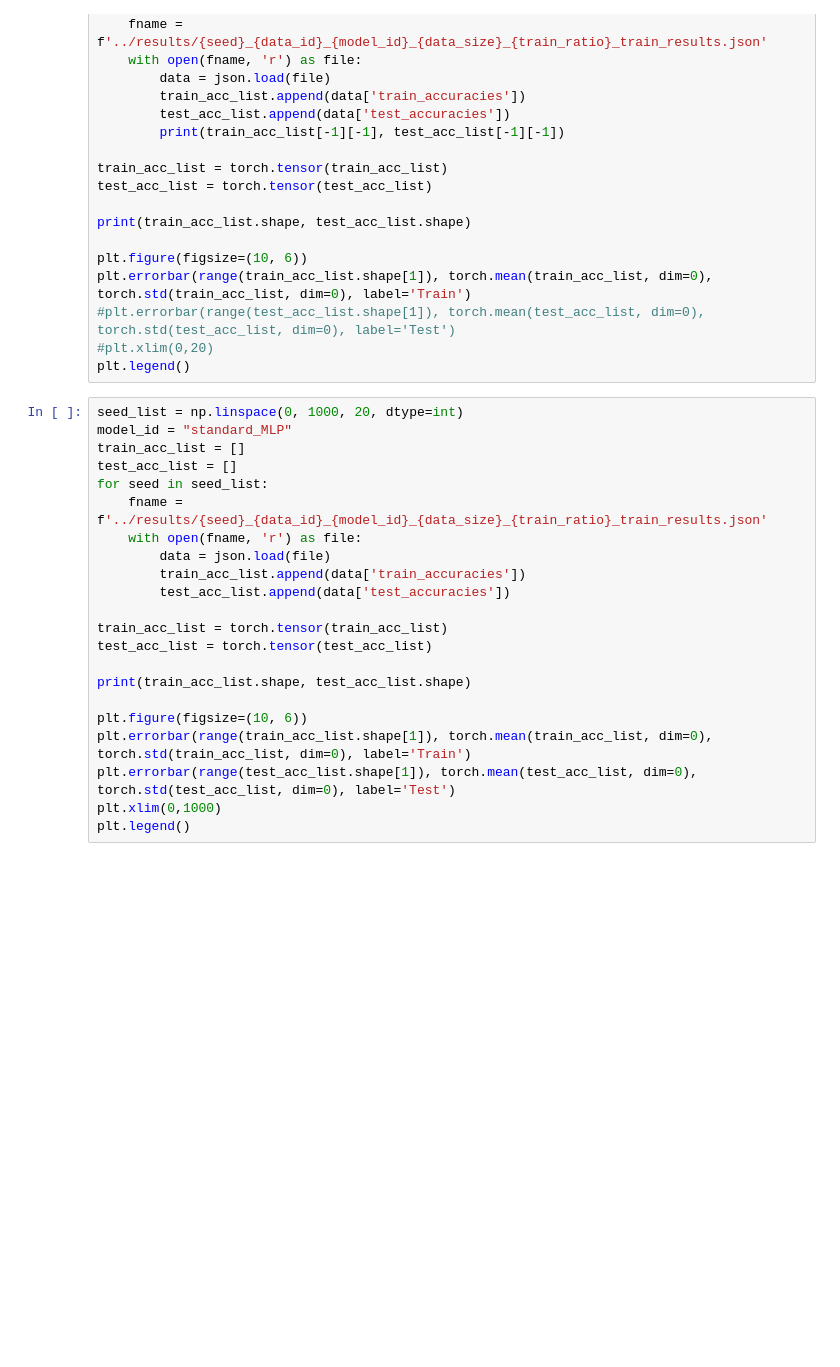
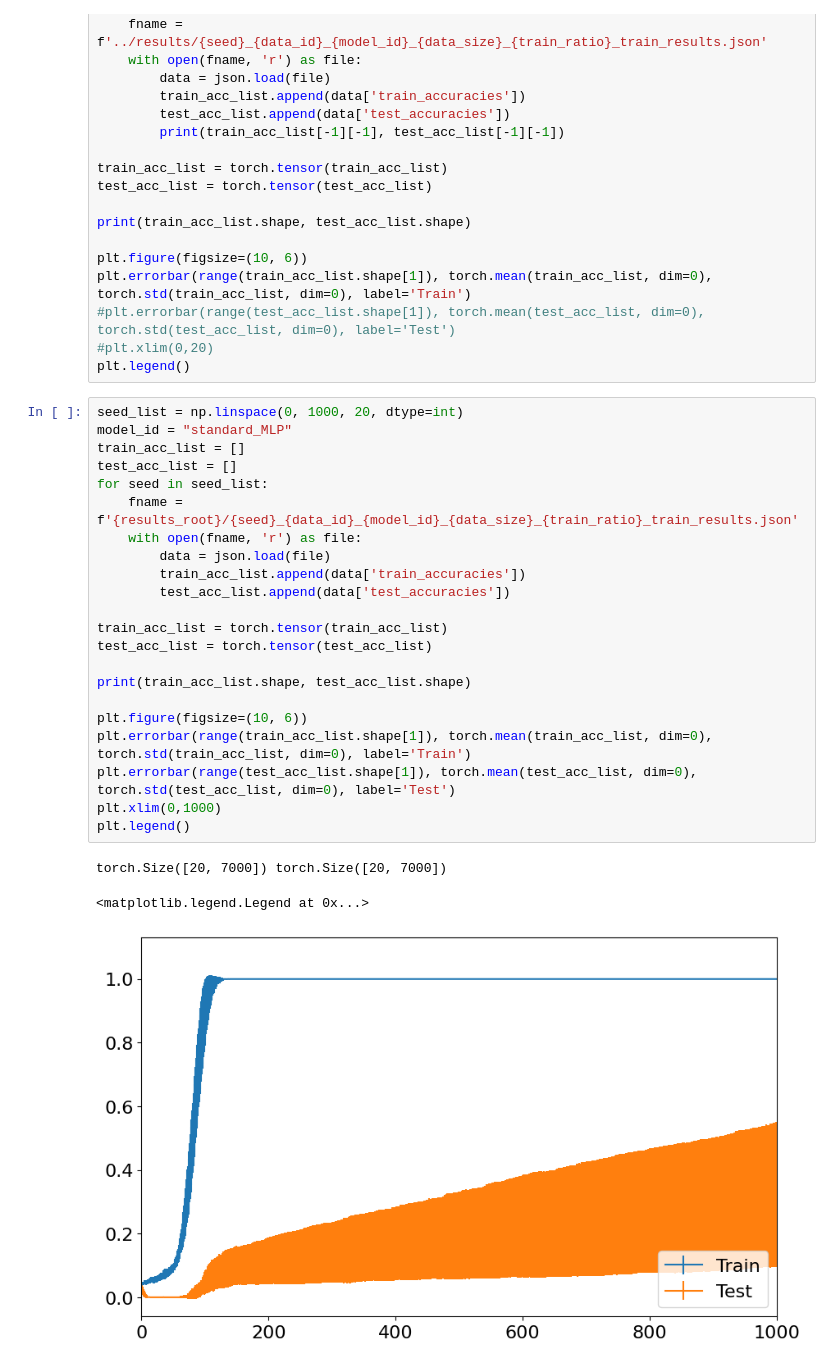
Before and after one commit to maxwellmg/grow-crystals-distance-experiments, a Jupyter notebook: notebooks/plot_results.ipynb, the cells around one changed output. Saved outputs shown, nothing was run; the diff lists cells and outputs as text; blank space fills up the shorter version.

```diff
--- a/notebooks/plot_results.ipynb
+++ b/notebooks/plot_results.ipynb
@@ -170,24 +181,28 @@ plt.legend()
 # %%
 seed_list = np.linspace(0, 1000, 20, dtype=int)
 model_id = "standard_MLP"
 train_acc_list = []
 test_acc_list = []
 for seed in seed_list:
-    fname = f'../results/{seed}_{data_id}_{model_id}_{data_size}_{train_ratio}_train_results.json'
+    fname = f'{results_root}/{seed}_{data_id}_{model_id}_{data_size}_{train_ratio}_train_results.json'
     with open(fname, 'r') as file:
         data = json.load(file)
         train_acc_list.append(data['train_accuracies'])
         test_acc_list.append(data['test_accuracies'])
 
 train_acc_list = torch.tensor(train_acc_list)
 test_acc_list = torch.tensor(test_acc_list)
 
 print(train_acc_list.shape, test_acc_list.shape)
 
 plt.figure(figsize=(10, 6))
 plt.errorbar(range(train_acc_list.shape[1]), torch.mean(train_acc_list, dim=0), torch.std(train_acc_list, dim=0), label='Train')
 plt.errorbar(range(test_acc_list.shape[1]), torch.mean(test_acc_list, dim=0), torch.std(test_acc_list, dim=0), label='Test')
 plt.xlim(0,1000)
 plt.legend()
+# %% [output]
+torch.Size([20, 7000]) torch.Size([20, 7000])
+<matplotlib.legend.Legend at 0x...>
+[figure, added]
 # %%
 seed_list = np.linspace(0, 1000, 20, dtype=int)
```
Also changed, not shown: parts of 5 cells of this notebook, 24 other files.
